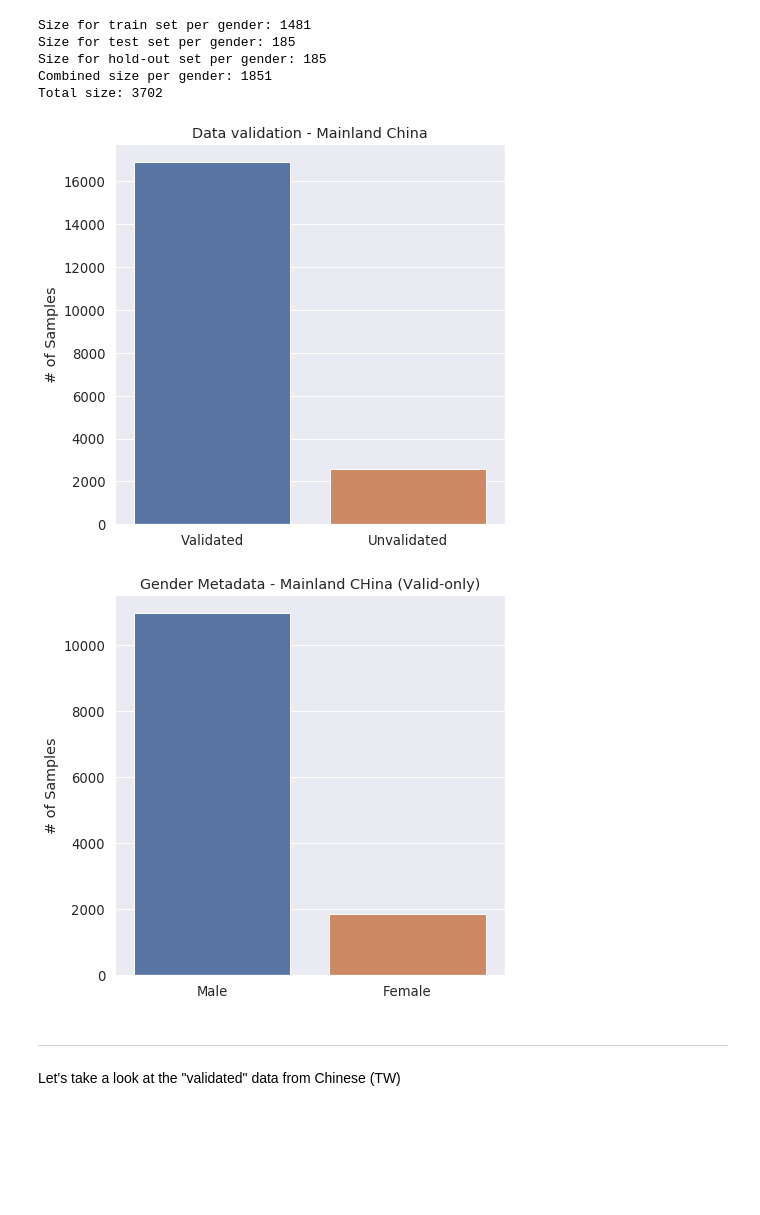
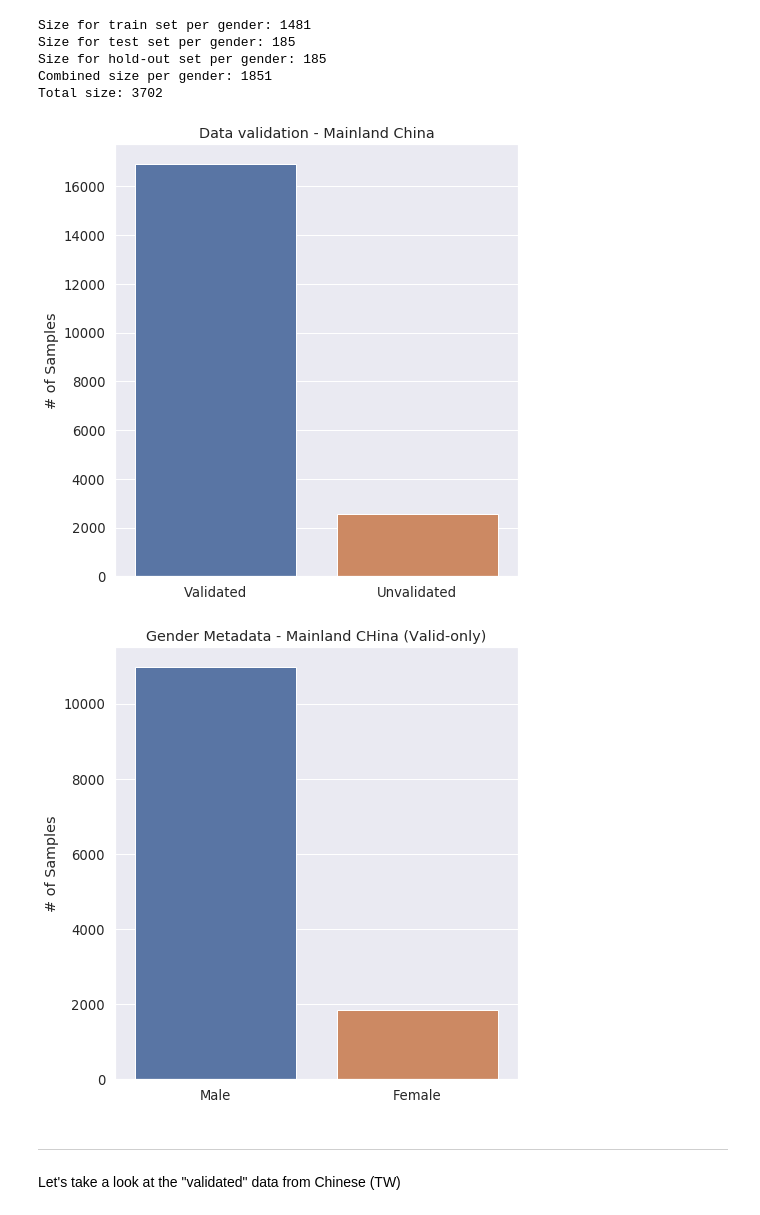
Before and after one commit to tchleung/tomayto_tomahto, a Jupyter notebook: nb/01_EDA.ipynb, the cells around one changed output. Cells and saved outputs as stored; diff of their text form; code cells hidden in the pictures; blank space fills up the shorter version.

Commit message:
updated visuals

```diff
--- a/nb/01_EDA.ipynb
+++ b/nb/01_EDA.ipynb
@@ -120,14 +120,15 @@ Total size: 3702
 # %%
 label = ['Validated',"Unvalidated"]
 size = [16898, 2571]
 fig, axs = plt.subplots(figsize=(7,7))
 sns.set(font_scale=1.2)
 sns.barplot(x=label,y=size)
 axs.set_title('Data validation - Mainland China')
 axs.set_ylabel('# of Samples')
+plt.tight_layout()
 # plt.savefig('../img/valid_cn.png');
 # %% [output]
-[figure, old version]
+[figure, new version]
 # %%
 label = ['Male', "Female"]
 size = [10962, 1851]
@@ -136,9 +137,10 @@ sns.set(font_scale=1.2)
 sns.barplot(x=label,y=size)
 axs.set_title('Gender Metadata - Mainland CHina (Valid-only)')
 axs.set_ylabel('# of Samples')
-plt.savefig('../img/gender_cn.png');
+plt.tight_layout()
+# plt.savefig('../img/gender_cn.png');
 # %% [output]
-[figure, old version]
+[figure, new version]
 # %% [markdown]
 ---------
 Let's take a look at the "validated" data from Chinese (TW)
```
Also changed, not shown: parts of 2 cells of this notebook, 4 other files.
